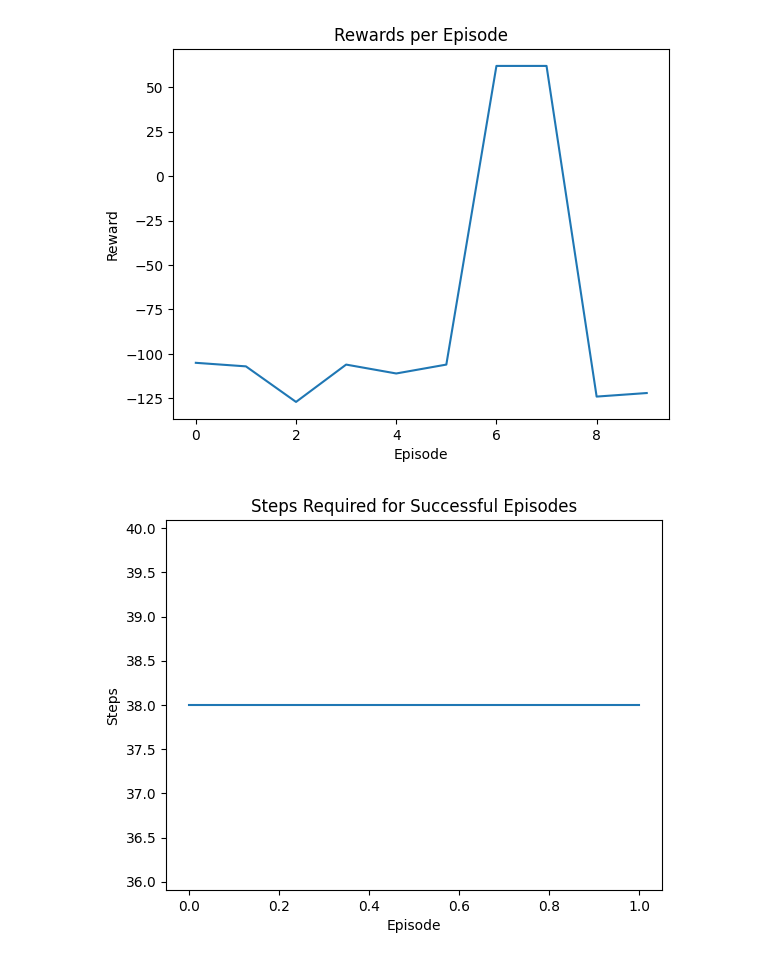
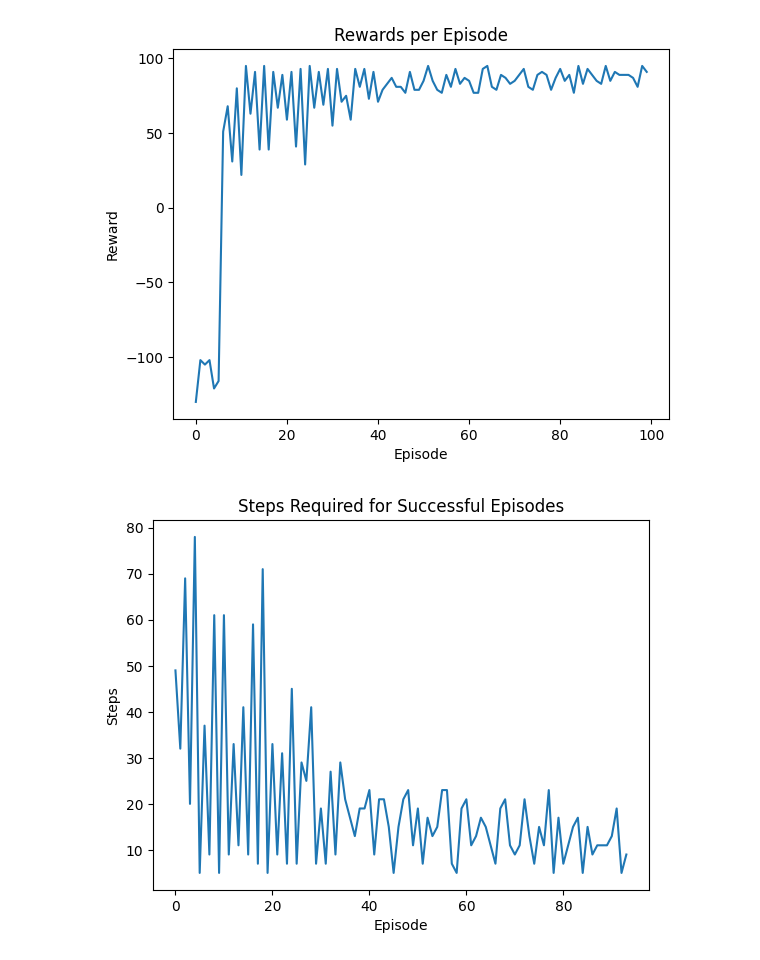
Before and after one commit to ardiantobow/myphd, a Jupyter notebook: rl/gridworld/code/qlearning_agent.ipynb, the cells around one changed output. Saved outputs shown, nothing was run; the diff lists cells and outputs as text; code cells hidden in the pictures.

```diff
--- a/rl/gridworld/code/qlearning_agent.ipynb
+++ b/rl/gridworld/code/qlearning_agent.ipynb
@@ -17,6 +17,15 @@ class QLearningAgent:
         self.rewards_per_episode = []
 
     def learn(self, state, action, reward, next_state, next_action):
+        state = tuple(state)
+        next_state = tuple(next_state)
+
+        print(f"physical state agents type received by Learn function: {state}")
+        print(f"physical state agents type received by Learn function: {type(next_state)}")
+
+        print(f"physical Next state agents type received by Learn function: {state}")
+        print(f"physical Next state agents type received by Learn function: {type(next_state)}")
+
         current_q = self.q_table[state][action]
         max_next_q = max(self.q_table[next_state])
         new_q = (current_q + self.learning_rate *
@@ -24,6 +33,7 @@ class QLearningAgent:
         self.q_table[state][action] = new_q
 
     def get_action(self, state):
+        state = tuple(state)
         if np.random.rand() < self.epsilon:
             action = np.random.choice(self.actions)
         else:
@@ -51,14 +61,15 @@ class QLearningAgent:
 
         for episode in range(num_episodes):
             state = env.reset()
-            action = self.get_action(str(state))
+            action = self.get_action(state)
+            print(f"action taken by agent {action}")
             total_reward = 0
             step_count = 0
 
             while True and step_count <= 100:
                 next_state, reward, done = env.step(action)
-                next_action = self.get_action(str(next_state))
-                self.learn(str(state), action, reward, str(next_state), next_action)
+                next_action = self.get_action(next_state)
+                self.learn(state, action, reward, next_state, next_action)
                 total_reward += reward
                 state = next_state
                 action = next_action
@@ -98,5 +109,5 @@ if __name__ == "__main__":
     env = Env()
     agent = QLearningAgent(env, actions=list(range(env.n_actions)))
 
-    agent.run_episodes(env, 10)
+    agent.run_episodes(env, 100)
 # %% [output]
@@ -114,2 +131,2 @@ Success rate: 20.0%
-[figure, old version]
+[figure, new version]
-[figure, old version]
+[figure, new version]
```
Also changed, not shown: parts of 1 cell of this notebook, 7 other files.
